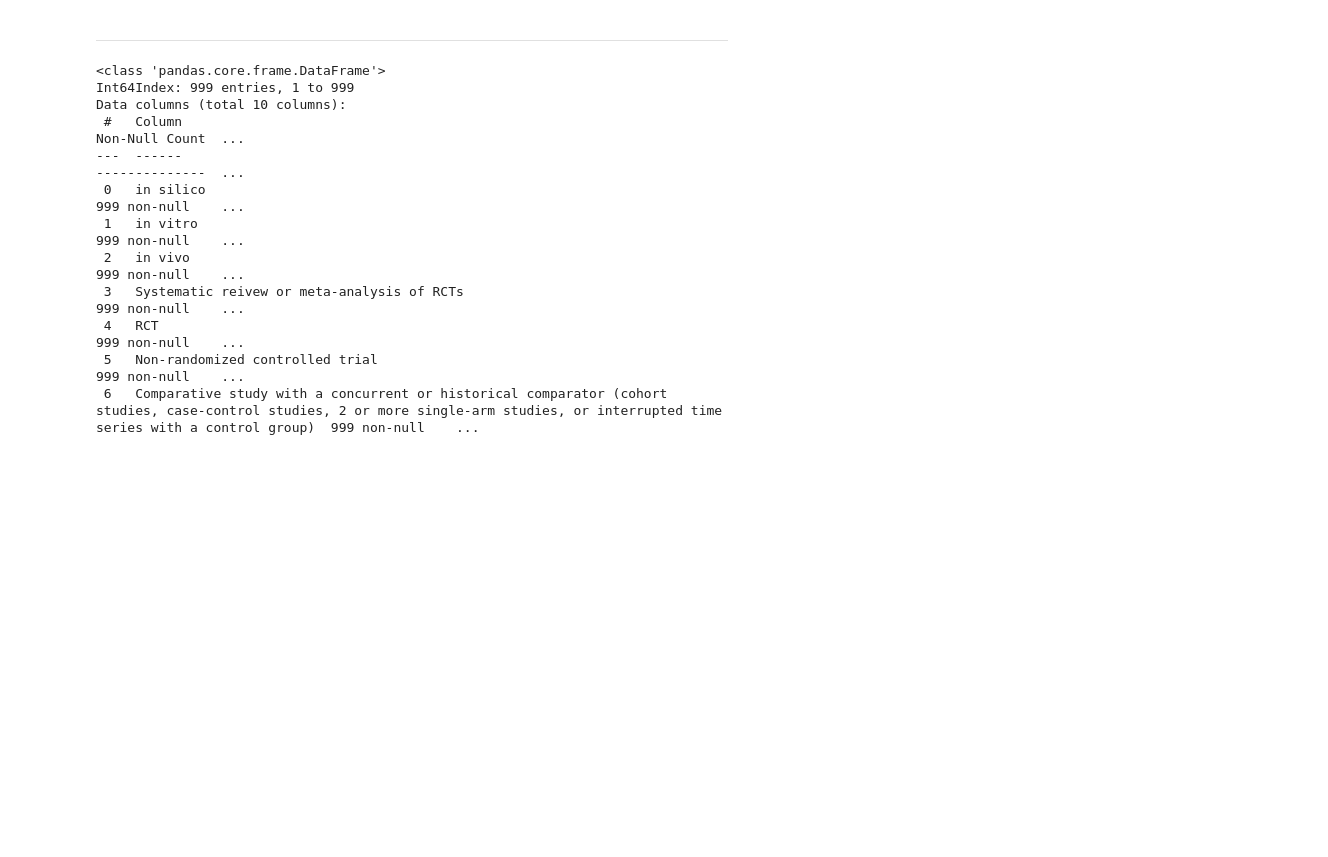
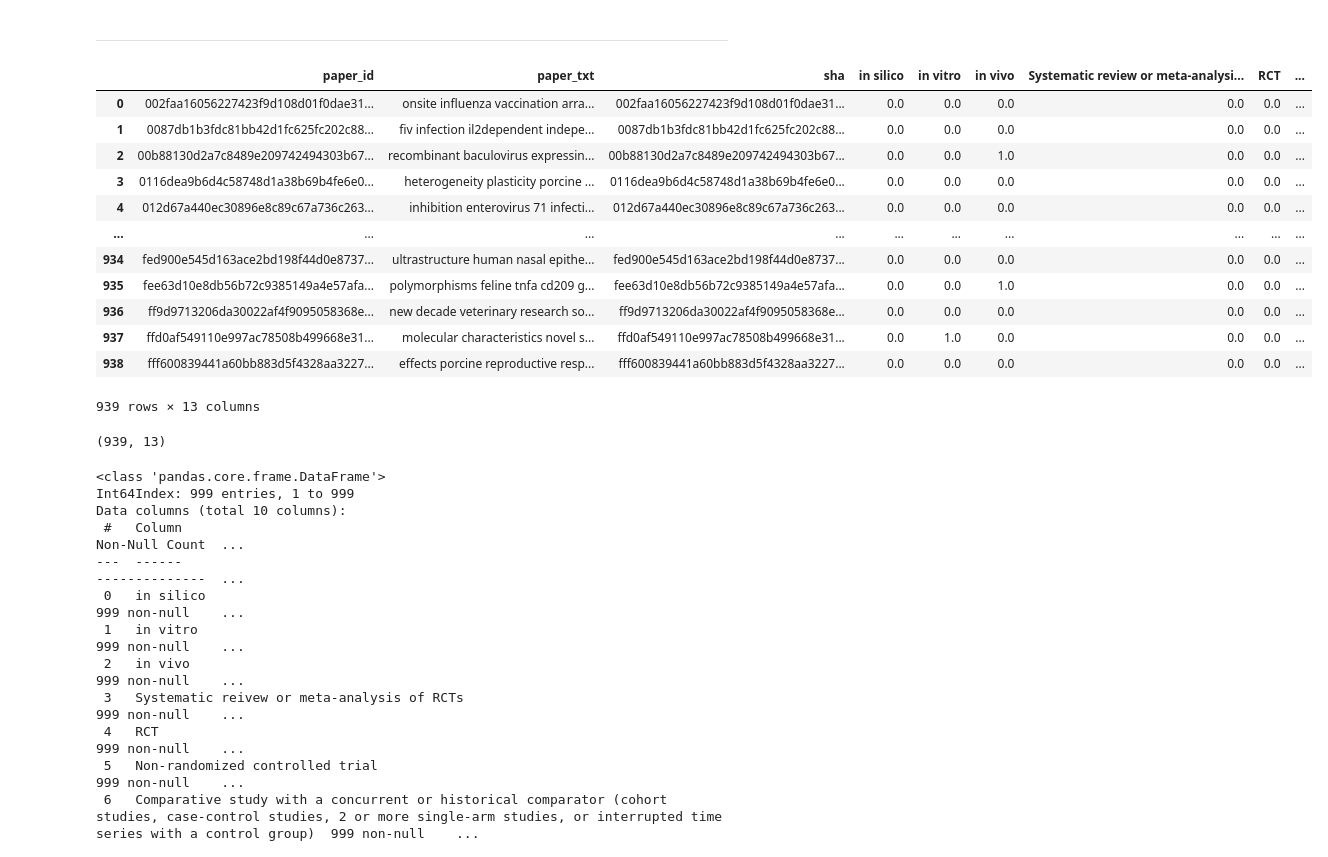
Before and after one commit to mindyng/Covid19, a Jupyter notebook: BaselineModels_LocalRun.ipynb, the cells around one changed output. Saved outputs shown, nothing was run; the diff lists cells and outputs as text; code cells hidden in the pictures; blank space fills up the shorter version.

```diff
--- a/BaselineModels_LocalRun.ipynb
+++ b/BaselineModels_LocalRun.ipynb
@@ -338,5 +334,26 @@ NLPData.head() #Check
 # %% [markdown]
 ____
+# %%
+#Fill NaN's to 0 and check out class distribution
+cw_final.fillna(0)
+# %% [output]
+|  | paper_id | paper_txt | sha | in silico | in vitro | in vivo | Systematic review or meta-analysi... | RCT | ... |
+| 0 | 002faa16056227423f9d108d01f0dae31... | onsite influenza vaccination arra... | 002faa16056227423f9d108d01f0dae31... | 0.0 | 0.0 | 0.0 | 0.0 | 0.0 | ... |
+| 1 | 0087db1b3fdc81bb42d1fc625fc202c88... | fiv infection il2dependent indepe... | 0087db1b3fdc81bb42d1fc625fc202c88... | 0.0 | 0.0 | 0.0 | 0.0 | 0.0 | ... |
+| 2 | 00b88130d2a7c8489e209742494303b67... | recombinant baculovirus expressin... | 00b88130d2a7c8489e209742494303b67... | 0.0 | 0.0 | 1.0 | 0.0 | 0.0 | ... |
+| 3 | 0116dea9b6d4c58748d1a38b69b4fe6e0... | heterogeneity plasticity porcine ... | 0116dea9b6d4c58748d1a38b69b4fe6e0... | 0.0 | 0.0 | 0.0 | 0.0 | 0.0 | ... |
+| 4 | 012d67a440ec30896e8c89c67a736c263... | inhibition enterovirus 71 infecti... | 012d67a440ec30896e8c89c67a736c263... | 0.0 | 0.0 | 0.0 | 0.0 | 0.0 | ... |
+| ... | ... | ... | ... | ... | ... | ... | ... | ... | ... |
+| 934 | fed900e545d163ace2bd198f44d0e8737... | ultrastructure human nasal epithe... | fed900e545d163ace2bd198f44d0e8737... | 0.0 | 0.0 | 0.0 | 0.0 | 0.0 | ... |
+| 935 | fee63d10e8db56b72c9385149a4e57afa... | polymorphisms feline tnfa cd209 g... | fee63d10e8db56b72c9385149a4e57afa... | 0.0 | 0.0 | 1.0 | 0.0 | 0.0 | ... |
+| 936 | ff9d9713206da30022af4f9095058368e... | new decade veterinary research so... | ff9d9713206da30022af4f9095058368e... | 0.0 | 0.0 | 0.0 | 0.0 | 0.0 | ... |
+| 937 | ffd0af549110e997ac78508b499668e31... | molecular characteristics novel s... | ffd0af549110e997ac78508b499668e31... | 0.0 | 1.0 | 0.0 | 0.0 | 0.0 | ... |
+| 938 | fff600839441a60bb883d5f4328aa3227... | effects porcine reproductive resp... | fff600839441a60bb883d5f4328aa3227... | 0.0 | 0.0 | 0.0 | 0.0 | 0.0 | ... |
+939 rows × 13 columns
+# %%
+cw_final.shape
+# %% [output]
+(939, 13)
 # %%
 #Checking for class imbalance - our dataset
 df2_an = df2.iloc[:,5:]
```
Also changed, not shown: parts of 3 cells of this notebook.
